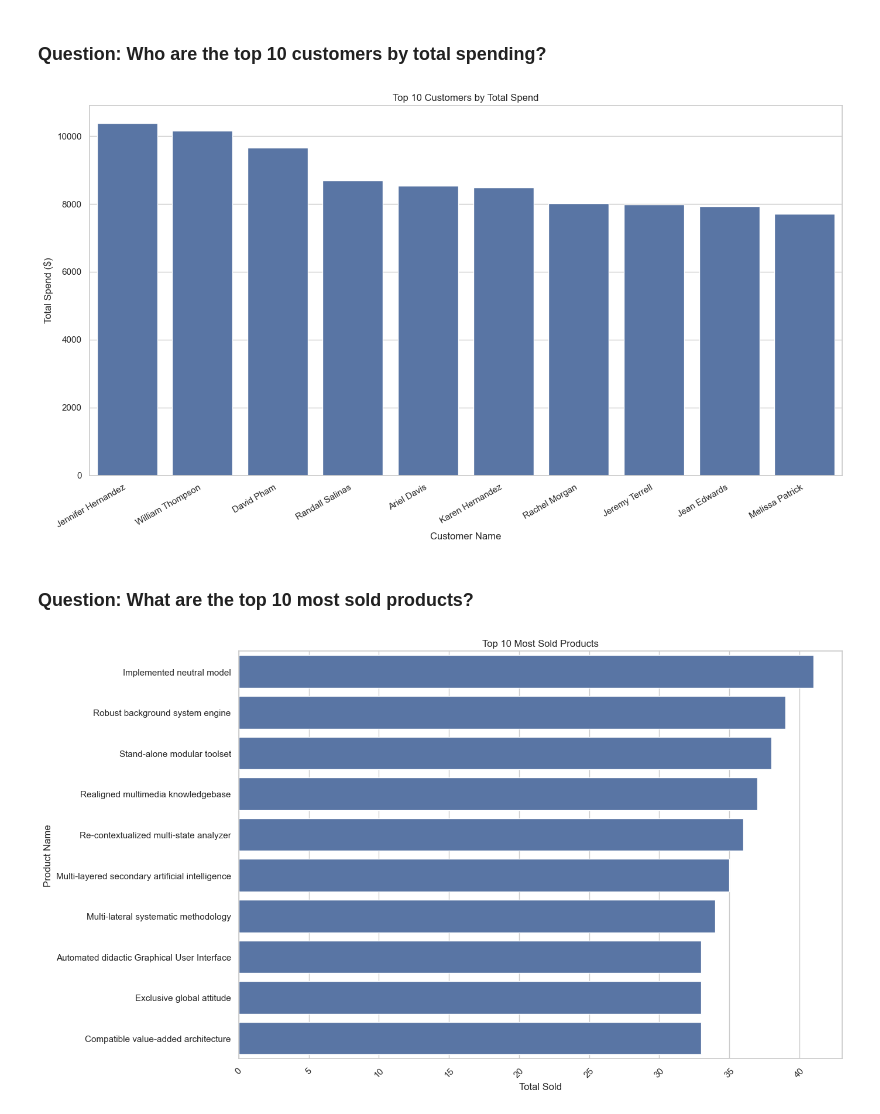
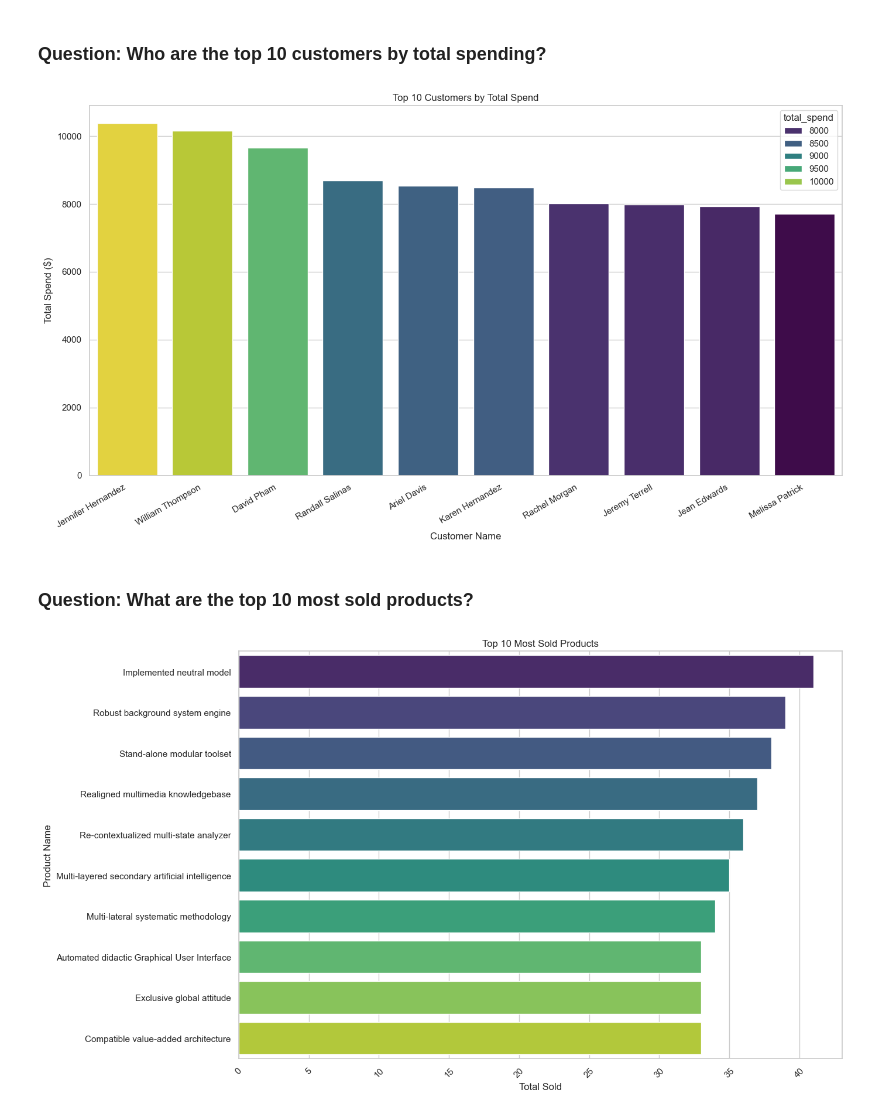
Before and after one commit to brunobrsr1/sales-project, a Jupyter notebook: analysis.ipynb, the cells around one changed output. Drawn from its saved outputs; the diff is of its cells as text; code cells hidden in the pictures.

```diff
--- a/analysis.ipynb
+++ b/analysis.ipynb
@@ -28,27 +28,27 @@ Customers Data:
 # %%
 top_customers = pd.read_sql("""
   SELECT
 	  customers.customer_id,
 	  CONCAT(first_name, ' ', last_name) AS customer_name,
 	  SUM(sales.total_amount) AS total_spend
   FROM customers
   JOIN sales ON customers.customer_id = sales.customer_id
   WHERE sales.payment_status = 'paid'
   GROUP BY customers.customer_id
   ORDER BY total_spend DESC
   LIMIT 10;
 """, con=engine)
 
 plt.figure(figsize=(14, 8))
-sns.barplot(x='customer_name', y='total_spend', data=top_customers)
+sns.barplot(x='customer_name', y='total_spend', hue='total_spend', data=top_customers, palette='viridis')
 plt.title('Top 10 Customers by Total Spend')
 plt.xlabel('Customer Name')
 plt.ylabel('Total Spend ($)')
 plt.xticks(rotation=30, ha='right')
 plt.tight_layout()
 plt.show()
 # %% [output]
-[figure, old version]
+[figure, new version]
 # %% [markdown]
 ### Question: What are the top 10 most sold products?
 # %%
@@ -67,7 +67,7 @@ top_products = pd.read_sql("""
 """, con=engine)
 
 plt.figure(figsize=(14, 8))
-sns.barplot(x='total_sold', y='product_name', data=top_products)
+sns.barplot(x='total_sold', y='product_name', hue='product_name', data=top_products, palette='viridis')
 plt.title('Top 10 Most Sold Products')
 plt.xlabel('Total Sold')
 plt.ylabel('Product Name')
@@ -75,4 +75,4 @@ plt.tight_layout()
 plt.xticks(rotation=45)
 plt.show()
 # %% [output]
-[figure, old version]
+[figure, new version]
```
Also changed, not shown: parts of 4 cells of this notebook.
